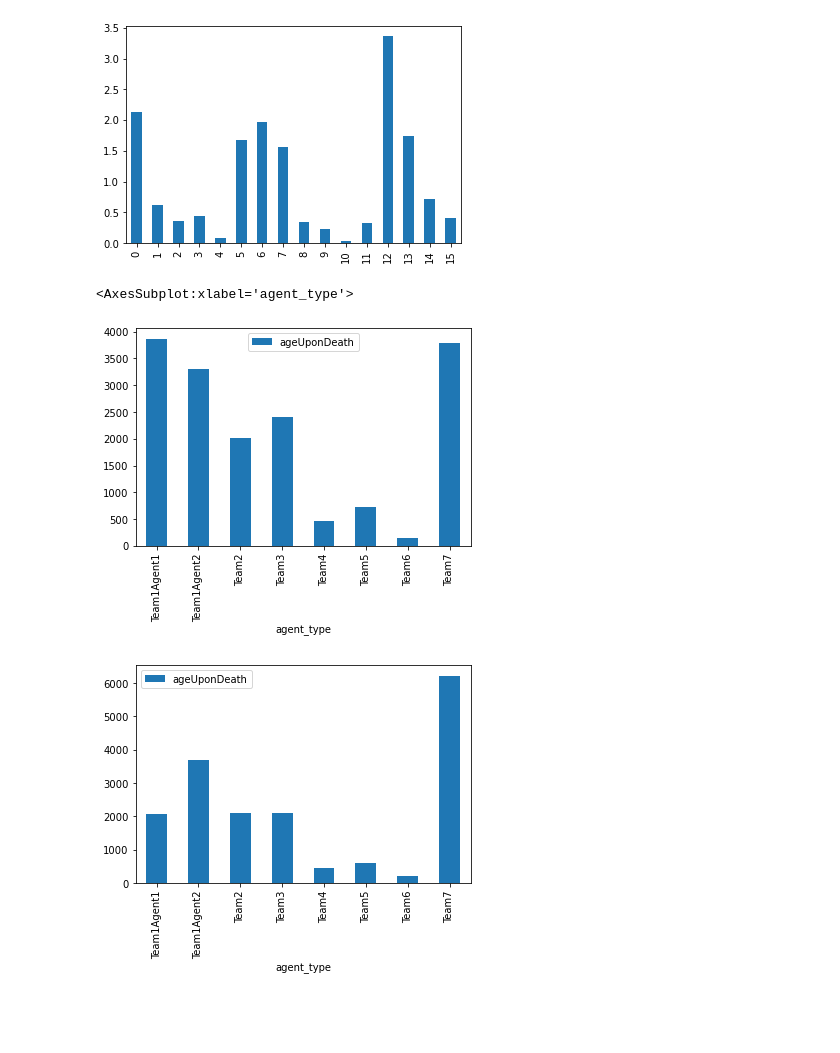
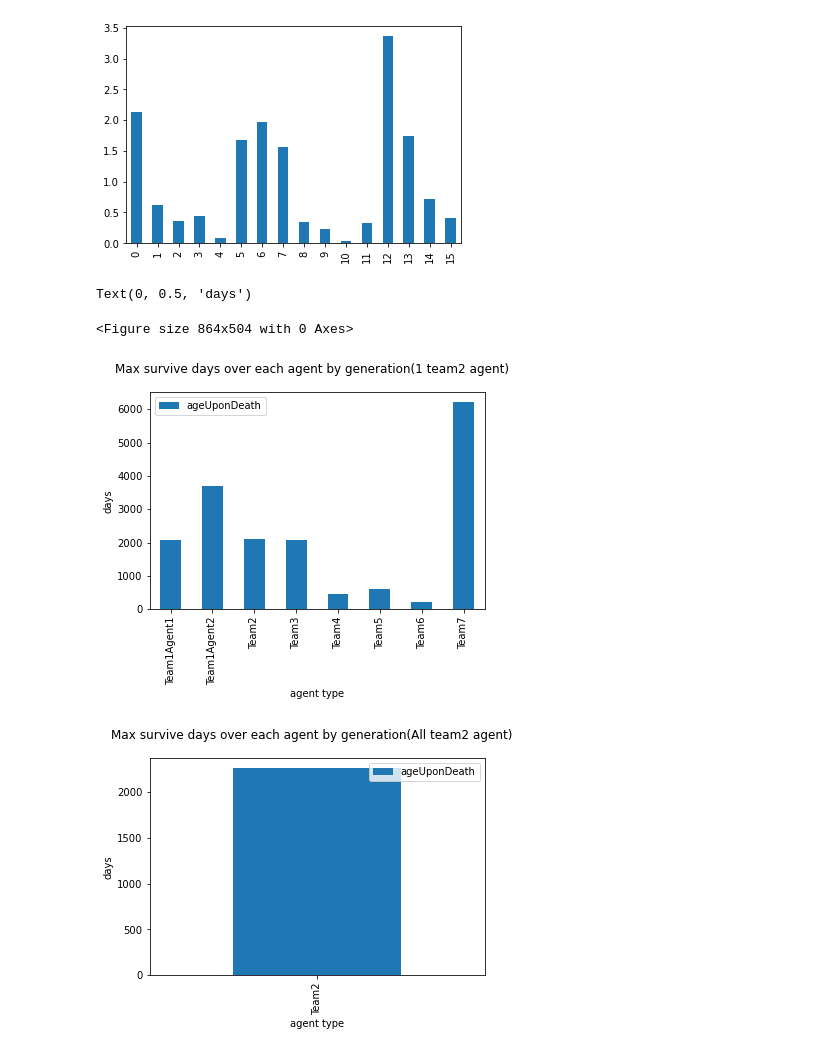
Before and after one commit to SOMAS2021/SOMAS2021, a Jupyter notebook: Experiment.ipynb, the cells around one changed output. Drawn from its saved outputs; the diff is of its cells as text; code cells hidden in the pictures; blank space fills up the shorter version.

```diff
--- a/Experiment.ipynb
+++ b/Experiment.ipynb
@@ -252,9 +252,12 @@ foodtakenDistributionVsHp(fileName, 7, 5)
 # Read from json
 # %%
 # Use death instead
-td = pd.read_json("log_plot/2022-01-12-23-59-05_A1_R0_W5_02_10000_RN/death.json", lines = True)
 
-td2 = pd.read_json("log_plot/2022-01-12-23-34-14_A1_R0_W5_02_10000/death.json", lines = True)
+#td = pd.read_json("log_plot/2022-01-12-23-59-05_A1_R0_W5_02_10000_RN/death.json", lines = True)
+td = pd.read_json("log_plot/2022-01-12-23-34-14_A1_R0_W5_02_10000/death.json", lines = True)
+
+#td2 = pd.read_json("log_plot/2022-01-12-23-34-14_A1_R0_W5_02_10000/death.json", lines = True)
+td2 = pd.read_json("log_plot/2022-01-13-00-51-11_A18_R0_W5_02_10000/death.json", lines = True)
 
 print(td.columns)
 # %% [output]
@@ -321,23 +369,40 @@ plotdata2.plot(x='index',kind='bar')
 [figure]
 # %%
 # max survive days over each agent
+fig = plt.figure(figsize=(12, 7))
+
 t_all = td
 plotdata = pd.DataFrame(t_all, columns = ['agent_type','ageUponDeath'])
 idx = plotdata.groupby(['agent_type'])['ageUponDeath'].transform(max) == plotdata['ageUponDeath']
 PD = plotdata[idx]
 PD = PD.sort_values(by=['agent_type'])
-PD.plot(x='agent_type',kind='bar')
+PD.plot(x='agent_type',y='ageUponDeath',kind='bar')
+
+#fig = plt.figure(figsize=(12, 7))
+plt.legend(loc='best')
+#plt.suptitle('Max survive days over each agent by generation(without reincarnation)')
+plt.suptitle('Max survive days over each agent by generation(1 team2 agent)')
+plt.xlabel('agent type')
+plt.ylabel('days')
+#plt.grid()
 
 t_all2 = td2
 plotdata2 = pd.DataFrame(t_all2, columns = ['agent_type','ageUponDeath'])
 idx2 = plotdata2.groupby(['agent_type'])['ageUponDeath'].transform(max) == plotdata2['ageUponDeath']
 PD2 = plotdata2[idx2]
 PD2 = PD2.sort_values(by=['agent_type'])
 PD2.plot(x='agent_type',kind='bar')
+
+plt.legend(loc='best')
+#plt.suptitle('Max survive days over each agent by generation(with reincarnation)')
+plt.suptitle('Max survive days over each agent by generation(All team2 agent)')
+plt.xlabel('agent type')
+plt.ylabel('days')
 # %% [output]
-<AxesSubplot:xlabel='agent_type'>
+Text(0, 0.5, 'days')
+<Figure size 864x504 with 0 Axes>
-[figure, old version]
+[figure, new version]
-[figure, old version]
+[figure, new version]
 # %%
 # mean day survive per agent
 t_all = td
```
Also changed, not shown: parts of 6 cells of this notebook.
